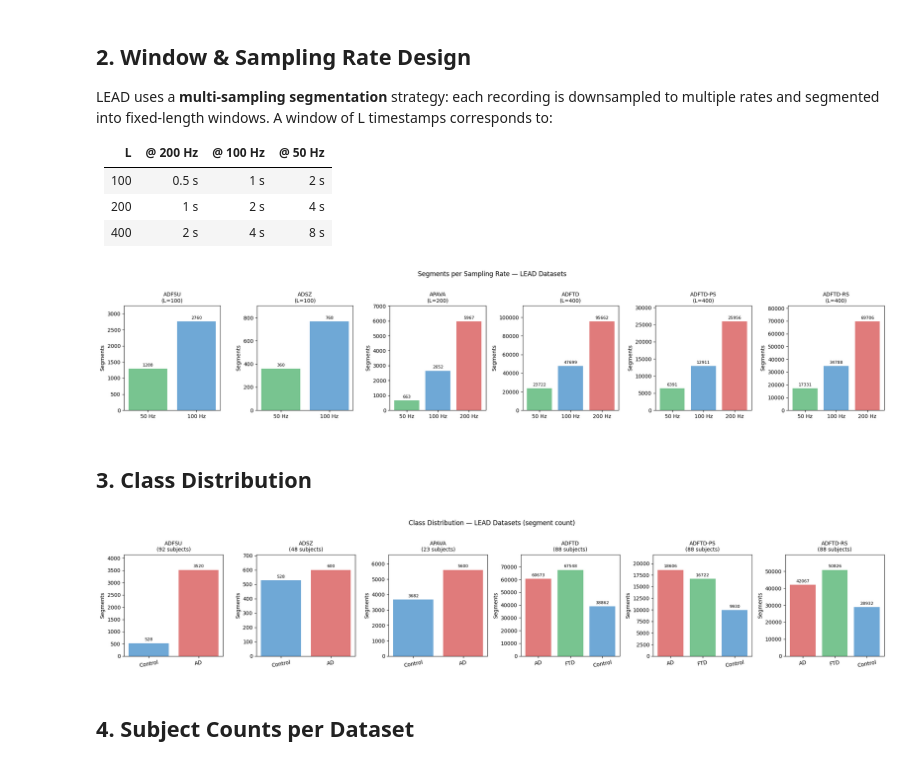
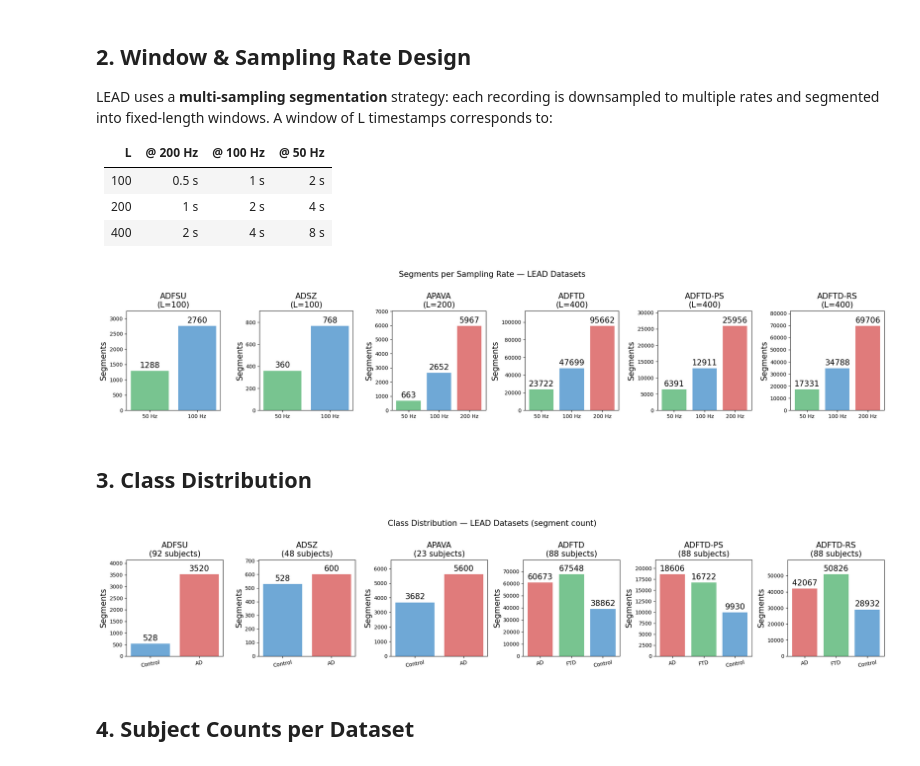
Before and after one commit to michaelburiek/eeg-hackathon, a Jupyter notebook: notebooks/LEAD.ipynb, the cells around one changed output. Cells and saved outputs as stored; diff of their text form; code cells hidden in the pictures.

```diff
--- a/notebooks/LEAD.ipynb
+++ b/notebooks/LEAD.ipynb
@@ -26,6 +135,7 @@ for window_dir in sorted(os.listdir(LEAD_ROOT)):
     window_path = os.path.join(LEAD_ROOT, window_dir)
     if not os.path.isdir(window_path):
         continue
+
     for dataset_dir in sorted(os.listdir(window_path)):
         dataset_path = os.path.join(window_path, dataset_dir)
         meta_path = os.path.join(dataset_path, "meta.json")
@@ -43,6 +153,21 @@ for window_dir in sorted(os.listdir(LEAD_ROOT)):
         label_counts = {int(k): int(v) for k, v in zip(*np.unique(y[:, 0], return_counts=True))}
         n_classes   = len(label_counts)
 
+        # y[:, 2] is usually stored as sampling-rate values (Hz), but some exports
+        # may store sampling-rate ids. Support both.
+        total_time_sec = 0.0
+        total_times = []
+        y_sr = y[:, 2]
+        uses_ids = np.all(np.isin(np.unique(y_sr), np.arange(len(sr_list))))
+        for sr_id, sr in enumerate(sr_list):
+            if uses_ids:
+                count = np.sum(np.isclose(y_sr, sr_id))
+            else:
+                count = np.sum(np.isclose(y_sr, sr))
+            sr_time_sec = count * (T / sr)
+            total_times.append(round(sr_time_sec, 1))
+            total_time_sec += sr_time_sec
+
         splits.append({
             "Dataset":         dataset_dir,
             "Window (L)": T,
@@ -53,6 +178,8 @@ for window_dir in sorted(os.listdir(LEAD_ROOT)):
             "Sampling Rates (Hz)": str(sr_list),
             "Overlap": meta["OVERLAP"],
             "Step": meta["STEP"],
+            "total_times": total_times,
+            "total_time_total_min": round(total_time_sec / 60, 1),
             "_path": dataset_path,
             "_label_counts": label_counts,
             "_y": y,
@@ -83,26 +210,26 @@ LEAD uses a **multi-sampling segmentation** strategy: each recording is downsamp
 # %%
 # Sampling rate distribution per dataset
 fig, axes = plt.subplots(1, len(splits), figsize=(3.5 * len(splits), 4), sharey=False)
 if len(splits) == 1:
     axes = [axes]
 
 sr_palette = {50: "#78C490", 100: "#6FA8D6", 200: "#E07B7B"}
 
 for ax, s in zip(axes, splits):
     y = s["_y"]
     srs, counts = np.unique(y[:, 2], return_counts=True)
     bars = ax.bar([f"{int(sr)} Hz" for sr in srs], counts,
                   color=[sr_palette.get(int(sr), "#CCCCCC") for sr in srs])
-    ax.bar_label(bars, padding=3, fontsize=8)
-    ax.set_title(f"{s['Dataset']}\n(L={s['Window (L)']})", fontsize=10)
-    ax.set_ylabel("Segments")
+    ax.bar_label(bars, padding=3, fontsize=15)
+    ax.set_title(f"{s['Dataset']}\n(L={s['Window (L)']})", fontsize=15)
+    ax.set_ylabel("Segments", fontsize=15)
     ax.set_ylim(0, counts.max() * 1.18)
 
-plt.suptitle("Segments per Sampling Rate — LEAD Datasets", fontsize=12, y=1.02)
+plt.suptitle("Segments per Sampling Rate — LEAD Datasets", fontsize=15, y=1.02)
 plt.tight_layout()
 plt.show()
 # %% [output]
-[figure, old version]
+[figure, new version]
 # %% [markdown]
 ## 3. Class Distribution
 # %%
@@ -130,17 +257,17 @@ for ax, s in zip(axes, splits):
     counts = [lc[k] for k in sorted(lc)]
     colors = [class_colors.get(l, "#CCCCCC") for l in labels]
     bars = ax.bar(labels, counts, color=colors)
-    ax.bar_label(bars, padding=3, fontsize=8)
-    ax.set_title(f"{s['Dataset']}\n({s['Subjects']} subjects)", fontsize=10)
-    ax.set_ylabel("Segments")
+    ax.bar_label(bars, padding=3, fontsize=15)
+    ax.set_title(f"{s['Dataset']}\n({s['Subjects']} subjects)", fontsize=15)
+    ax.set_ylabel("Segments", fontsize=15)
     ax.set_ylim(0, max(counts) * 1.18)
     ax.tick_params(axis="x", rotation=10)
 
-plt.suptitle("Class Distribution — LEAD Datasets (segment count)", fontsize=12, y=1.02)
+plt.suptitle("Class Distribution — LEAD Datasets (segment count)", fontsize=15, y=1.02)
 plt.tight_layout()
 plt.show()
 # %% [output]
-[figure, old version]
+[figure, new version]
 # %% [markdown]
 ## 4. Subject Counts per Dataset
 # %%
```
Also changed, not shown: parts of 18 cells of this notebook, 7 other files.
